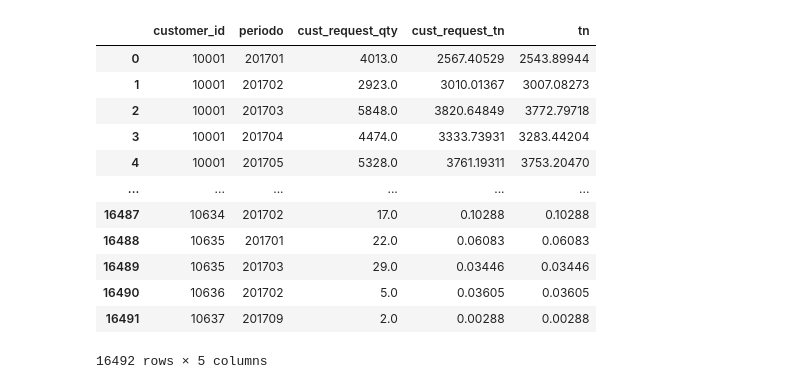
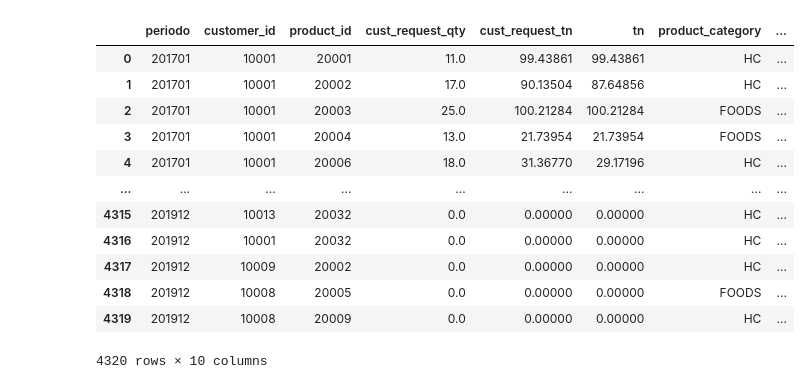
Before and after one commit to geropellicer/labo3-2023-ba, a Jupyter notebook: LSTM/lstm5_clientes.ipynb, the cells around one changed output. Saved outputs shown, nothing was run; the diff lists cells and outputs as text; code cells hidden in the pictures.

```diff
--- a/LSTM/lstm5_clientes.ipynb
+++ b/LSTM/lstm5_clientes.ipynb
@@ -82,21 +66,21 @@ nombres_datasets
  'maestro_productos']
 # %%
 # Read the data
-df = get_dataset("01_por_cliente")
+df = get_dataset("02_120")
 df
 # %% [output]
-|  | customer_id | periodo | cust_request_qty | cust_request_tn | tn |
-| 0 | 10001 | 201701 | 4013.0 | 2567.40529 | 2543.89944 |
-| 1 | 10001 | 201702 | 2923.0 | 3010.01367 | 3007.08273 |
-| 2 | 10001 | 201703 | 5848.0 | 3820.64849 | 3772.79718 |
-| 3 | 10001 | 201704 | 4474.0 | 3333.73931 | 3283.44204 |
-| 4 | 10001 | 201705 | 5328.0 | 3761.19311 | 3753.20470 |
-| ... | ... | ... | ... | ... | ... |
-| 16487 | 10634 | 201702 | 17.0 | 0.10288 | 0.10288 |
-| 16488 | 10635 | 201701 | 22.0 | 0.06083 | 0.06083 |
-| 16489 | 10635 | 201703 | 29.0 | 0.03446 | 0.03446 |
-| 16490 | 10636 | 201702 | 5.0 | 0.03605 | 0.03605 |
-| 16491 | 10637 | 201709 | 2.0 | 0.00288 | 0.00288 |
+|  | periodo | customer_id | product_id | cust_request_qty | cust_request_tn | tn | product_category | ... |
+| 0 | 201701 | 10001 | 20001 | 11.0 | 99.43861 | 99.43861 | HC | ... |
+| 1 | 201701 | 10001 | 20002 | 17.0 | 90.13504 | 87.64856 | HC | ... |
+| 2 | 201701 | 10001 | 20003 | 25.0 | 100.21284 | 100.21284 | FOODS | ... |
+| 3 | 201701 | 10001 | 20004 | 13.0 | 21.73954 | 21.73954 | FOODS | ... |
+| 4 | 201701 | 10001 | 20006 | 18.0 | 31.36770 | 29.17196 | HC | ... |
+| ... | ... | ... | ... | ... | ... | ... | ... | ... |
+| 4315 | 201912 | 10013 | 20032 | 0.0 | 0.00000 | 0.00000 | HC | ... |
+| 4316 | 201912 | 10001 | 20032 | 0.0 | 0.00000 | 0.00000 | HC | ... |
+| 4317 | 201912 | 10009 | 20002 | 0.0 | 0.00000 | 0.00000 | HC | ... |
+| 4318 | 201912 | 10008 | 20005 | 0.0 | 0.00000 | 0.00000 | FOODS | ... |
+| 4319 | 201912 | 10008 | 20009 | 0.0 | 0.00000 | 0.00000 | HC | ... |
-16492 rows × 5 columns
+4320 rows × 10 columns
 # %%
 from empresa4.core import filter_clientes_importantes
```
Also changed, not shown: parts of 16 cells of this notebook, 20 other files.
